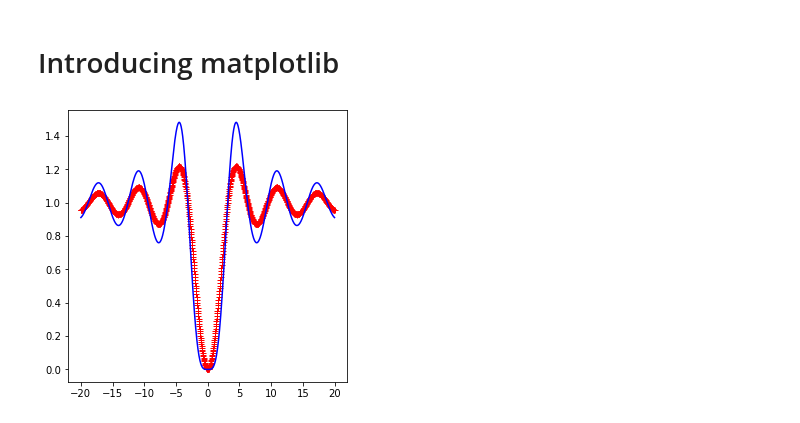
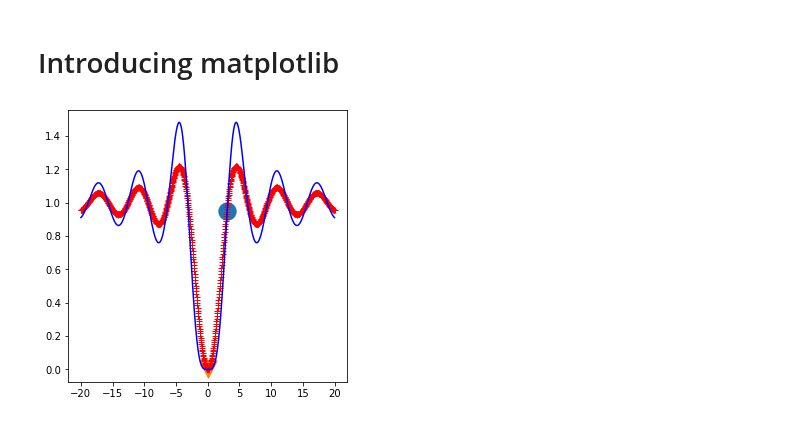
Before and after one commit to sunilsagar/Py-DayToDay, a Jupyter notebook: Module1/B2_24_25Sept/Day1.ipynb, the cells around one changed output. Drawn from its saved outputs; the diff is of its cells as text; code cells hidden in the pictures.

```diff
--- a/Module1/B2_24_25Sept/Day1.ipynb
+++ b/Module1/B2_24_25Sept/Day1.ipynb
@@ -365,9 +365,9 @@ xmin = opt.minimize(f, x0).x
 # %%
 fig, ax = plt.subplots(1,1, figsize=(5,5)) # nrows x ncols
 len(dir(fig)), len(dir(ax)) #220, 640
 ax.plot(x,y,'r+', x, y**2, 'b-')
-ax.scatter(x0, f(x0), marker='o', s=300)
-ax.scatter(xmin, f(xmin), marker='o')
+ax.scatter(x0, f(x0), marker='o', s=300) # s=size
+ax.scatter(xmin, f(xmin), marker='v', s=300)
 fig.savefig("first.png")
 # %% [output]
-[figure, old version]
+[figure, new version]
```
